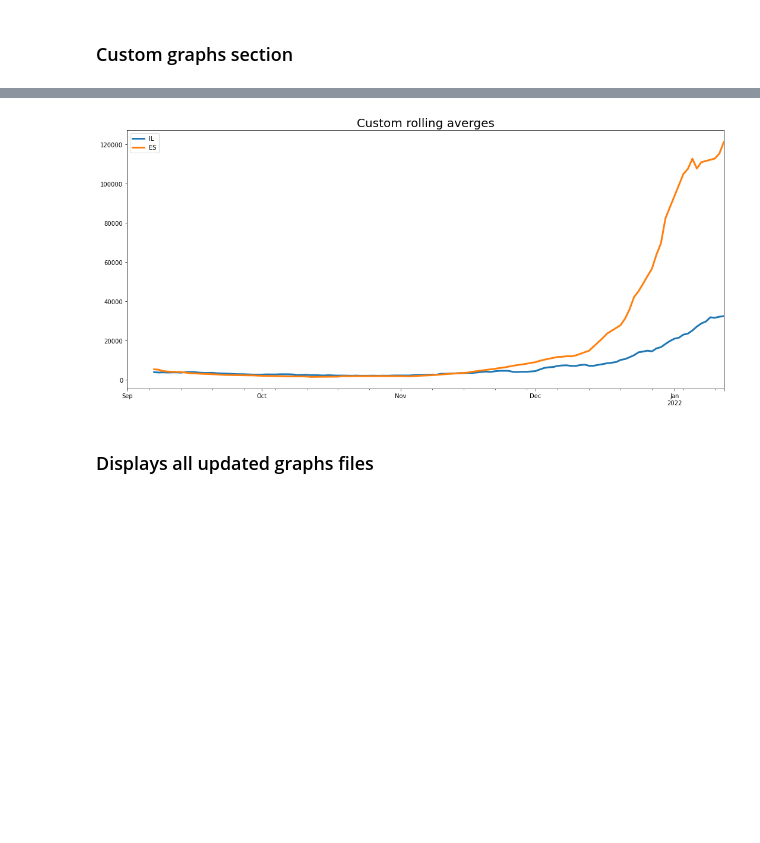
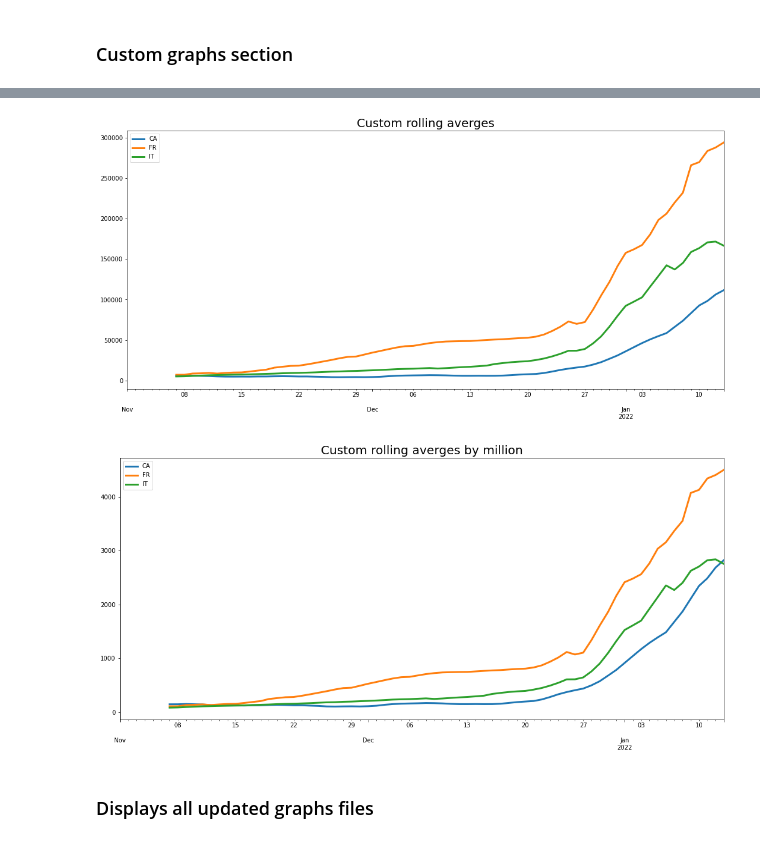
Before and after one commit to edterrell/covid_machinations, a Jupyter notebook: covid19.ipynb, the cells around one changed output, grey strips where cells are left out. Drawn from its saved outputs; the diff is of its cells as text; code cells hidden in the pictures; blank space fills up the shorter version.

```diff
--- a/covid19.ipynb
+++ b/covid19.ipynb
@@ -743,4 +714,4 @@ print (current_cols)
 # %%
-s_string = input('Enter any codes from the above list:') or current_cols
+s_string = input('Enter any codes from the above list:') or world_cols
 print()
 # %% [output]
@@ -753,7 +724,7 @@ slist
 # %%
 new_slist =[]
 for item in slist:
-    if item in current_cols:
+    if item in world_cols:
         new_slist.append(item)
 new_slist
 # %% [output]
@@ -761,4 +732,5 @@ new_slist
 # %%
-df = df.loc[start:stop, new_slist]
+df = world.loc[start:stop, new_slist]
+title ='Custom rolling averges'
 df.tail()
 # %% [output]
@@ -770,0 +743,4 @@ df.tail()
+# %%
+df1 = total_by_million.loc[start:stop, new_slist]
+title1 ='Custom rolling averges by million'
+df1.tail()
@@ -771,13 +754,21 @@ df.tail()
 # %%
-# Plot custom moving averge (default: 7 days) per million population
+# Plot custom moving averge (default: 7 days)
 plt.close('all')
 fig,ax = plt.subplots(1,1,figsize=(18,8))
 roll_data_all = df.rolling(window=7).mean()
 roll_data_all.plot(ax=ax, linewidth=3);
 plt.title(title,fontsize=20);
 #plt.savefig(f'./covid_data_update/us_rolling_avg_per_million_{day}.png');
+
+# Plot custom moving averge (default: 7 days) per million population
+fig,ax = plt.subplots(1,1,figsize=(18,8))
+roll_data_all = df1.rolling(window=7).mean()
+roll_data_all.plot(ax=ax, linewidth=3);
+plt.title(title1,fontsize=20);
+#plt.savefig(f'./covid_data_update/us_rolling_avg_per_million_{day}.png');
 # %% [output]
-[figure, old version]
+[figure, new version]
+[figure, added]
 # %% [markdown]
 ### Displays all updated graphs files
 # %%
```
Also changed, not shown: parts of 41 cells of this notebook.
